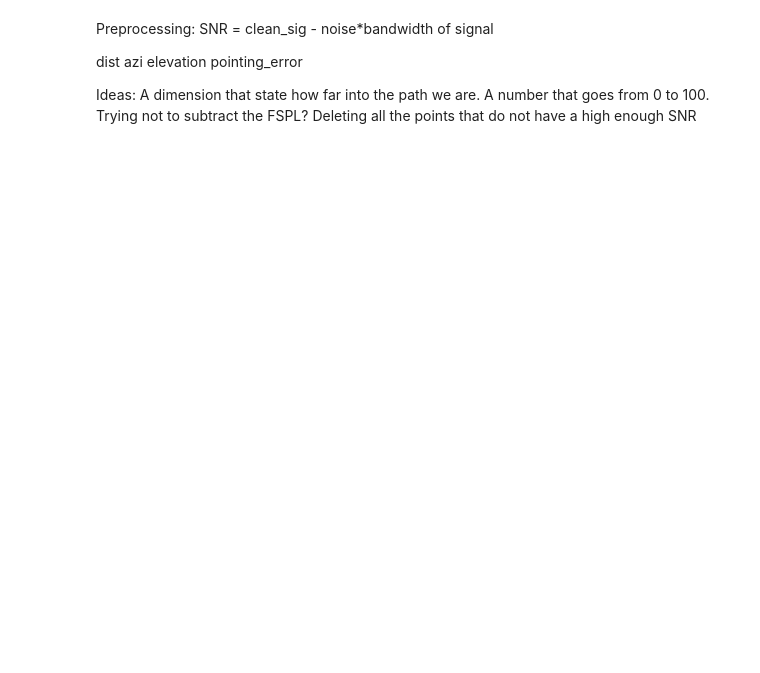
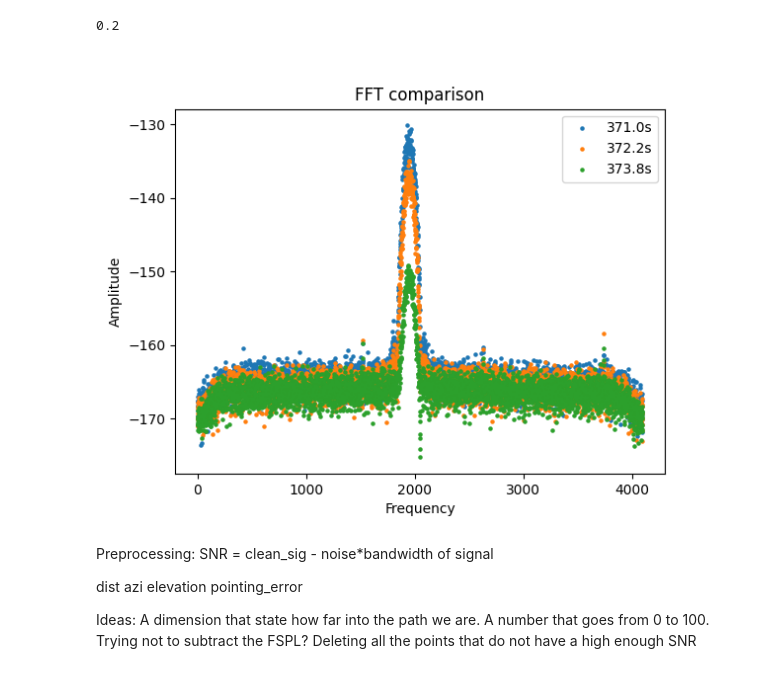
Before and after one commit to P7-Link-state/time_series_estimation, a Jupyter notebook: Machine-Learning-Playfield.ipynb, the cells around one changed output. Cells and saved outputs as stored; diff of their text form; code cells hidden in the pictures; blank space fills up the shorter version.

```diff
--- a/Machine-Learning-Playfield.ipynb
+++ b/Machine-Learning-Playfield.ipynb
@@ -73,3 +69,21 @@ plt.show()
+# %%
+wasser1=data.noise_obj.waterfall[int(371.0*(1/data.noise_obj.resolution))]
+wasser2=data.noise_obj.waterfall[int(372.2*(1/data.noise_obj.resolution))]
+wasser3=data.noise_obj.waterfall[int(373.8*(1/data.noise_obj.resolution))]
+print(data.noise_obj.resolution)
+
+plt.figure()
+plt.scatter(np.linspace(0, len(wasser1) - 1, len(wasser1)), 10 * np.log10(wasser1), label='371.0s',s=5)
+plt.scatter(np.linspace(0, len(wasser2) - 1, len(wasser2)), 10 * np.log10(wasser2), label='372.2s',s=5)
+plt.scatter(np.linspace(0, len(wasser3) - 1, len(wasser3)), 10 * np.log10(wasser3), label='373.8s',s=5)
+plt.title('FFT comparison')
+plt.xlabel('Frequency')
+plt.ylabel('Amplitude')
+plt.legend()
+plt.show()
+# %% [output]
+0.2
+[figure, added]
 # %% [markdown]
 Preprocessing:
 SNR = clean_sig - noise*bandwidth of signal
```
Also changed, not shown: parts of 4 cells of this notebook, 28 other files.
